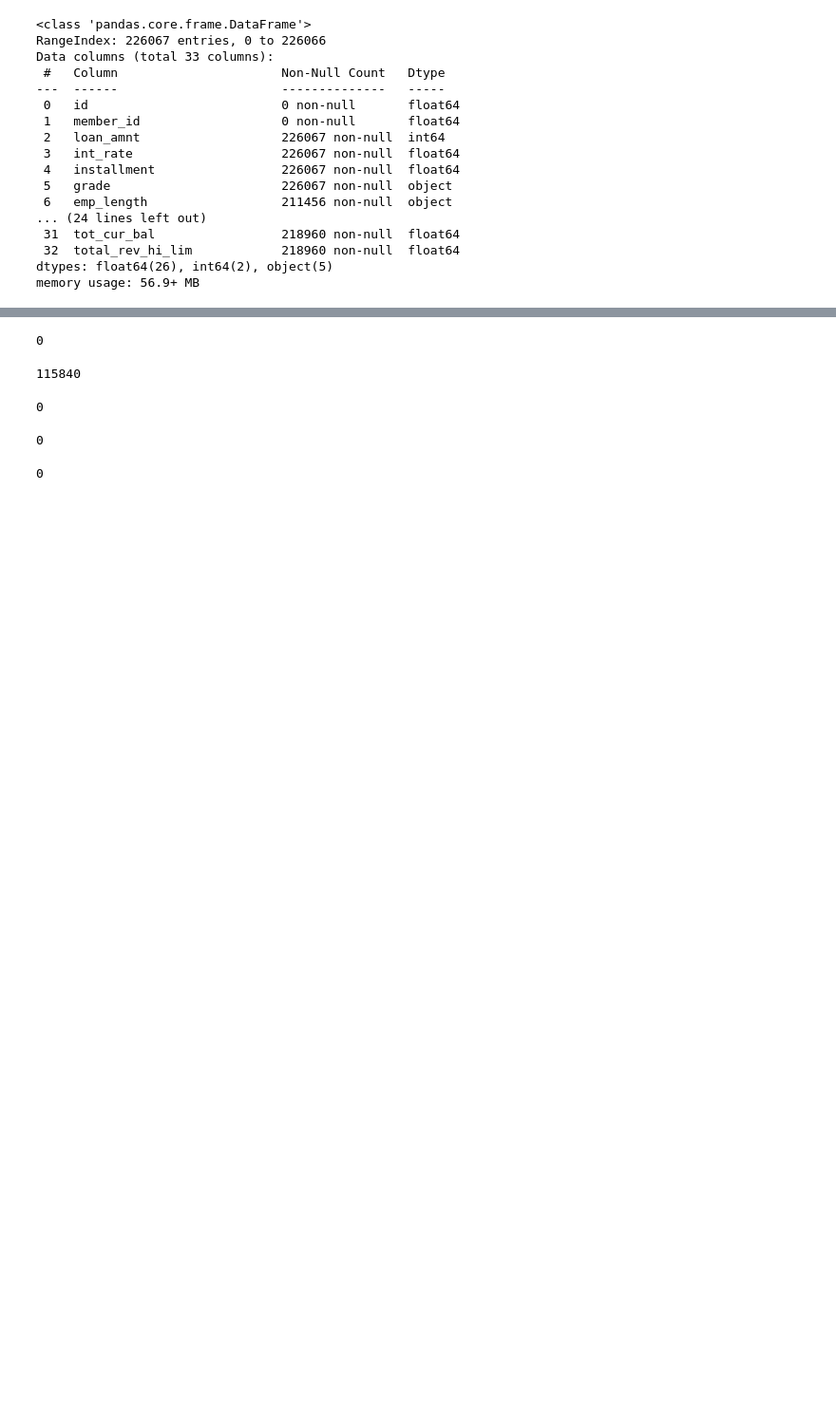
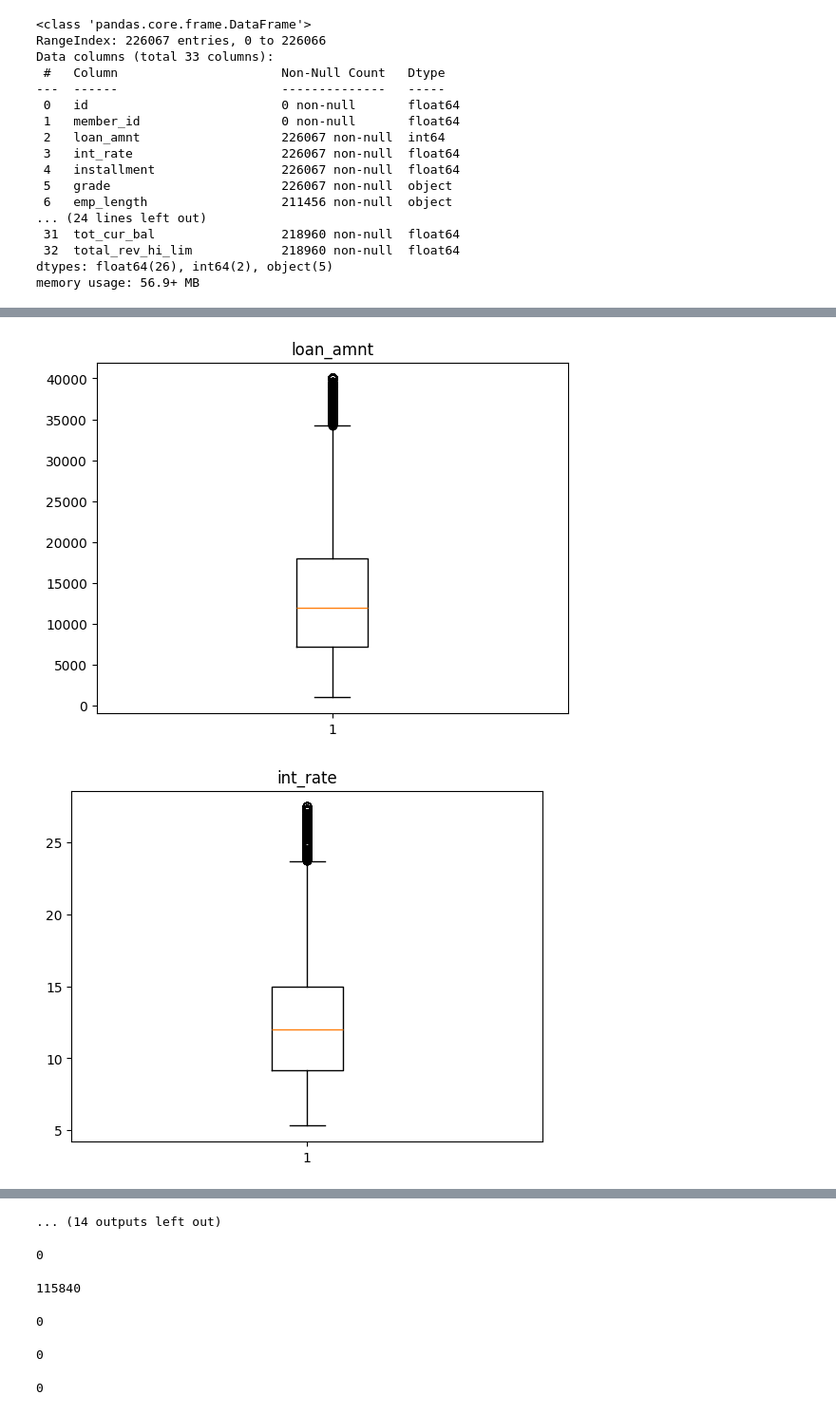
Before and after one commit to Muneeb502/model-evaluation-feature-importance, a Jupyter notebook: assignmnetno2.ipynb, the cells around one changed output, grey strips where cells are left out. Shown at 95% size. Cells and saved outputs as stored; diff of their text form; code cells hidden in the pictures; blank space fills up the shorter version.

```diff
--- a/assignmnetno2.ipynb
+++ b/assignmnetno2.ipynb
@@ -114,0 +311,11 @@ Name: count, dtype: int64
+# %%
+def out_liear(df,col):
+    for i in col:
+       high =  df[i].mean() + 3*df[i].std()
+       low = df[i].mean() - 3*df[i].std()
+       print(f"colmn name '{i}' and low is {low} and high is {high}")
+       df = df[(df[i] > low) & (df[i] < high)]
+    return df
+# %%
+v = out_liear(num_train,num_train.columns)
+v.describe()
@@ -114,0 +350,8 @@ Name: count, dtype: int64
+# %%
+for i in v.columns:
+    plt.boxplot(v[i])
+    plt.title(i)
+    plt.show()
+# %% [output]
+[figure, added]
+[figure, added]
@@ -115,3 +368,4 @@ Name: count, dtype: int64
+... (14 outputs left out)
 # %%
 train_data.dti=train_data.dti.fillna(train_data.dti.median())
 # %%
```
Also changed, not shown: parts of 32 cells of this notebook.
